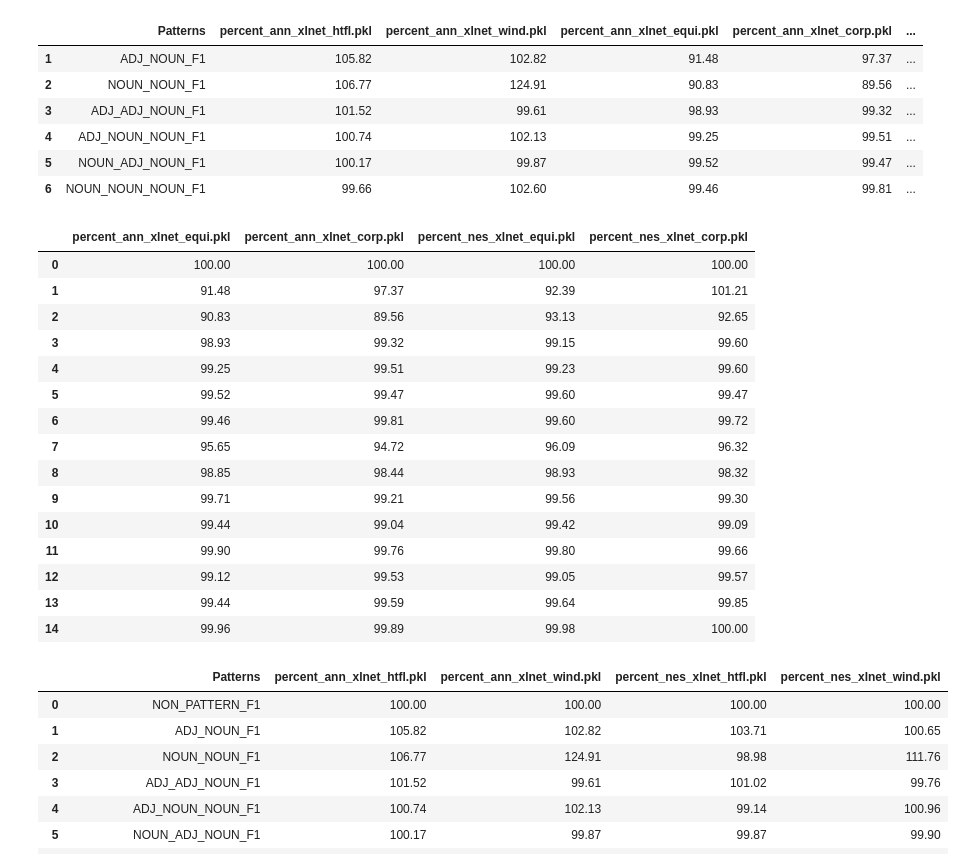
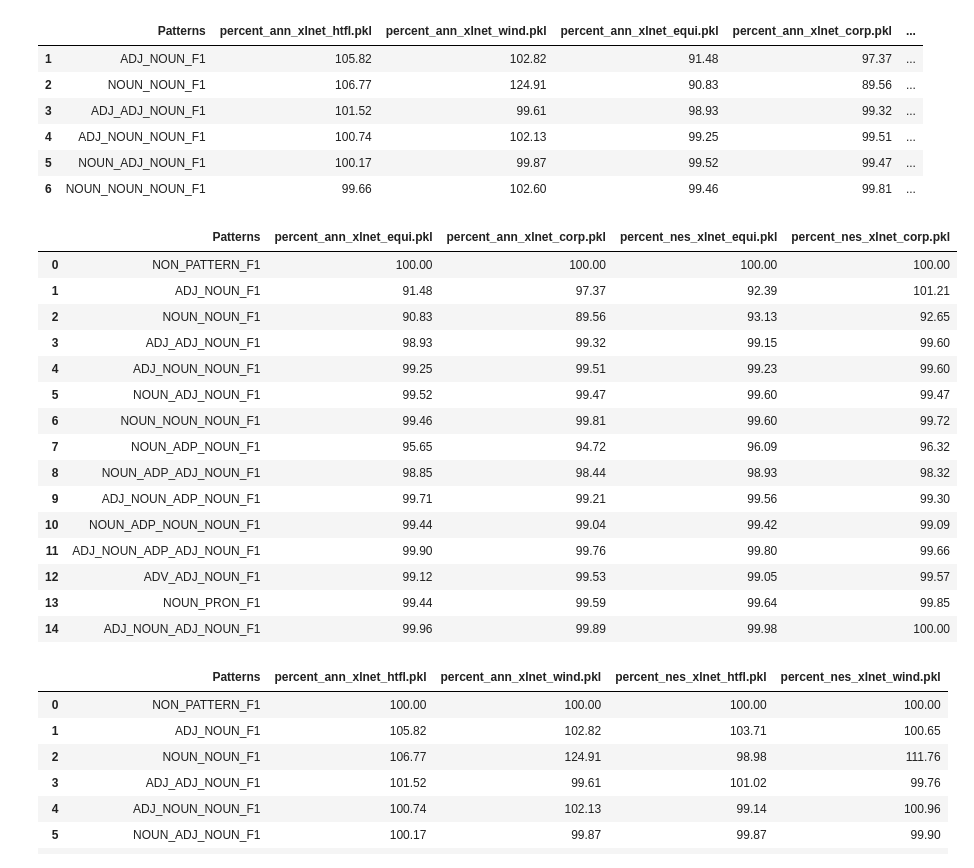
Before and after one commit to honghanhh/terminology-extraction, a Jupyter notebook: patterns/en_domains/visualization.ipynb, the cells around one changed output. Drawn from its saved outputs; the diff is of its cells as text; code cells hidden in the pictures.

```diff
--- a/patterns/en_domains/visualization.ipynb
+++ b/patterns/en_domains/visualization.ipynb
@@ -61,24 +61,24 @@ corp_equi_df[(corp_equi_df.filter(regex='percent_').values > 100).any(axis=1)]
 | 5 | NOUN_ADJ_NOUN_F1 | 100.17 | 99.87 | 99.52 | 99.47 | ... |
 | 6 | NOUN_NOUN_NOUN_F1 | 99.66 | 102.60 | 99.46 | 99.81 | ... |
 # %%
-corp_equi_df.filter(regex='corp|equi')
+corp_equi_df.filter(regex='Patterns|corp|equi')
 # %% [output]
-|  | percent_ann_xlnet_equi.pkl | percent_ann_xlnet_corp.pkl | percent_nes_xlnet_equi.pkl | percent_nes_xlnet_corp.pkl |
-| 0 | 100.00 | 100.00 | 100.00 | 100.00 |
-| 1 | 91.48 | 97.37 | 92.39 | 101.21 |
-| 2 | 90.83 | 89.56 | 93.13 | 92.65 |
-| 3 | 98.93 | 99.32 | 99.15 | 99.60 |
-| 4 | 99.25 | 99.51 | 99.23 | 99.60 |
-| 5 | 99.52 | 99.47 | 99.60 | 99.47 |
-| 6 | 99.46 | 99.81 | 99.60 | 99.72 |
-| 7 | 95.65 | 94.72 | 96.09 | 96.32 |
-| 8 | 98.85 | 98.44 | 98.93 | 98.32 |
-| 9 | 99.71 | 99.21 | 99.56 | 99.30 |
-| 10 | 99.44 | 99.04 | 99.42 | 99.09 |
-| 11 | 99.90 | 99.76 | 99.80 | 99.66 |
-| 12 | 99.12 | 99.53 | 99.05 | 99.57 |
-| 13 | 99.44 | 99.59 | 99.64 | 99.85 |
-| 14 | 99.96 | 99.89 | 99.98 | 100.00 |
+|  | Patterns | percent_ann_xlnet_equi.pkl | percent_ann_xlnet_corp.pkl | percent_nes_xlnet_equi.pkl | percent_nes_xlnet_corp.pkl |
+| 0 | NON_PATTERN_F1 | 100.00 | 100.00 | 100.00 | 100.00 |
+| 1 | ADJ_NOUN_F1 | 91.48 | 97.37 | 92.39 | 101.21 |
+| 2 | NOUN_NOUN_F1 | 90.83 | 89.56 | 93.13 | 92.65 |
+| 3 | ADJ_ADJ_NOUN_F1 | 98.93 | 99.32 | 99.15 | 99.60 |
+| 4 | ADJ_NOUN_NOUN_F1 | 99.25 | 99.51 | 99.23 | 99.60 |
+| 5 | NOUN_ADJ_NOUN_F1 | 99.52 | 99.47 | 99.60 | 99.47 |
+| 6 | NOUN_NOUN_NOUN_F1 | 99.46 | 99.81 | 99.60 | 99.72 |
+| 7 | NOUN_ADP_NOUN_F1 | 95.65 | 94.72 | 96.09 | 96.32 |
+| 8 | NOUN_ADP_ADJ_NOUN_F1 | 98.85 | 98.44 | 98.93 | 98.32 |
+| 9 | ADJ_NOUN_ADP_NOUN_F1 | 99.71 | 99.21 | 99.56 | 99.30 |
+| 10 | NOUN_ADP_NOUN_NOUN_F1 | 99.44 | 99.04 | 99.42 | 99.09 |
+| 11 | ADJ_NOUN_ADP_ADJ_NOUN_F1 | 99.90 | 99.76 | 99.80 | 99.66 |
+| 12 | ADV_ADJ_NOUN_F1 | 99.12 | 99.53 | 99.05 | 99.57 |
+| 13 | NOUN_PRON_F1 | 99.44 | 99.59 | 99.64 | 99.85 |
+| 14 | ADJ_NOUN_ADJ_NOUN_F1 | 99.96 | 99.89 | 99.98 | 100.00 |
 # %%
 corp_equi_df.filter(regex='Patterns|wind|htfl')
 # %% [output]
```
Also changed, not shown: 1 other file.
